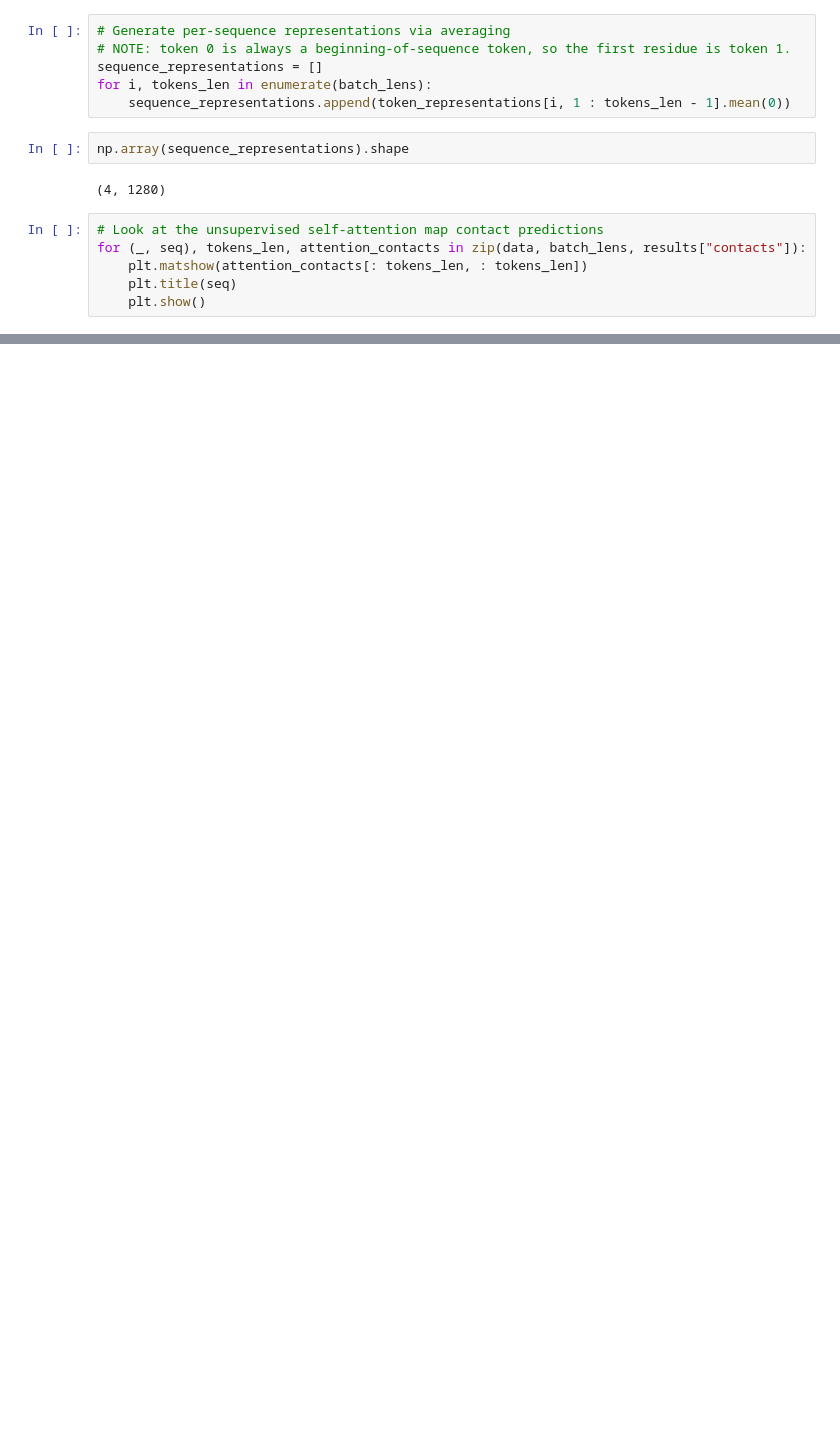
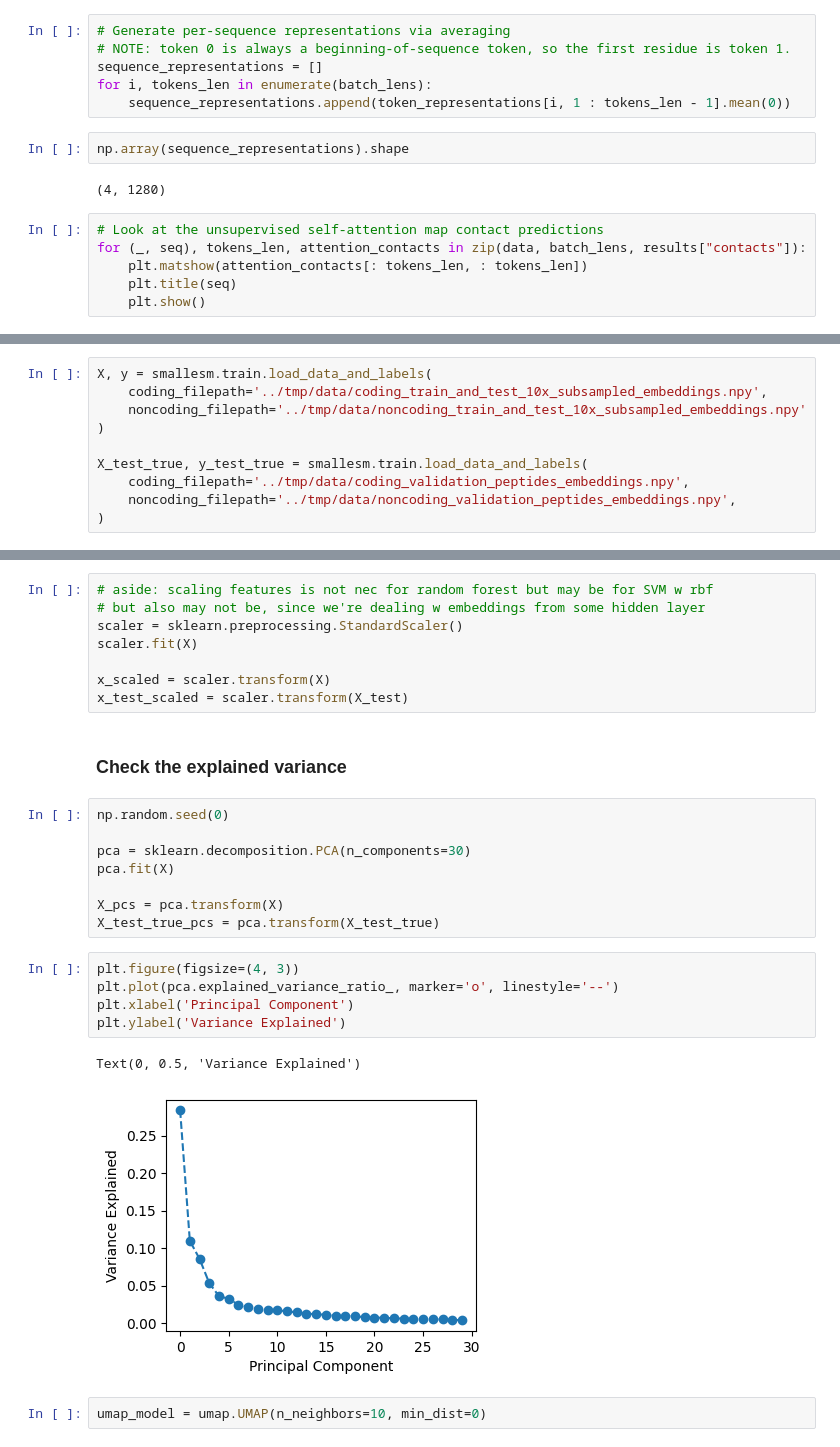
Before and after one commit to Arcadia-Science/2024-plm-utils, a Jupyter notebook: notebooks/esm-eda.ipynb, the cells around one changed output, grey strips where cells are left out. Drawn from its saved outputs; the diff is of its cells as text; blank space fills up the shorter version.

Commit message:
add rudimentary model training

```diff
--- a/notebooks/esm-eda.ipynb
+++ b/notebooks/esm-eda.ipynb
@@ -92,0 +84,10 @@ array([[-0.03010962, -0.3098611 ,  0.21479861, ...,  0.18719758,
+# %%
+X, y = smallesm.train.load_data_and_labels(
+    coding_filepath='../tmp/data/coding_train_and_test_10x_subsampled_embeddings.npy',
+    noncoding_filepath='../tmp/data/noncoding_train_and_test_10x_subsampled_embeddings.npy'
+)
+
+X_test_true, y_test_true = smallesm.train.load_data_and_labels(
+    coding_filepath='../tmp/data/coding_validation_peptides_embeddings.npy',
+    noncoding_filepath='../tmp/data/noncoding_validation_peptides_embeddings.npy',
+)
@@ -92,0 +112,28 @@ array([[-0.03010962, -0.3098611 ,  0.21479861, ...,  0.18719758,
+# %%
+# aside: scaling features is not nec for random forest but may be for SVM w rbf
+# but also may not be, since we're dealing w embeddings from some hidden layer
+scaler = sklearn.preprocessing.StandardScaler()
+scaler.fit(X)
+
+x_scaled = scaler.transform(X)
+x_test_scaled = scaler.transform(X_test)
+# %% [markdown]
+### Check the explained variance
+# %%
+np.random.seed(0)
+
+pca = sklearn.decomposition.PCA(n_components=30)
+pca.fit(X)
+
+X_pcs = pca.transform(X)
+X_test_true_pcs = pca.transform(X_test_true)
+# %%
+plt.figure(figsize=(4, 3))
+plt.plot(pca.explained_variance_ratio_, marker='o', linestyle='--')
+plt.xlabel('Principal Component')
+plt.ylabel('Variance Explained')
+# %% [output]
+Text(0, 0.5, 'Variance Explained')
+[figure, added]
+# %%
+umap_model = umap.UMAP(n_neighbors=10, min_dist=0)
```
Also changed, not shown: parts of 37 cells of this notebook, 4 other files.
